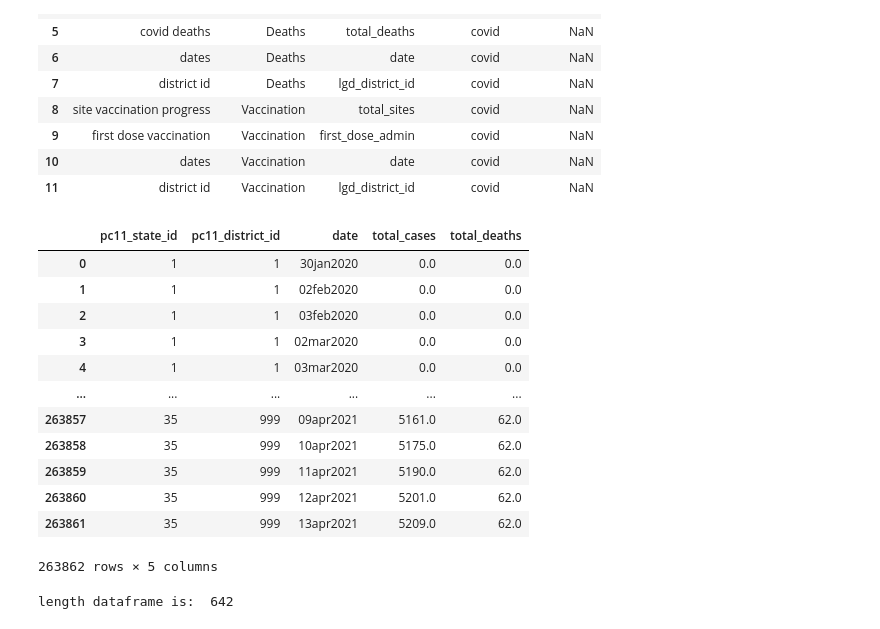
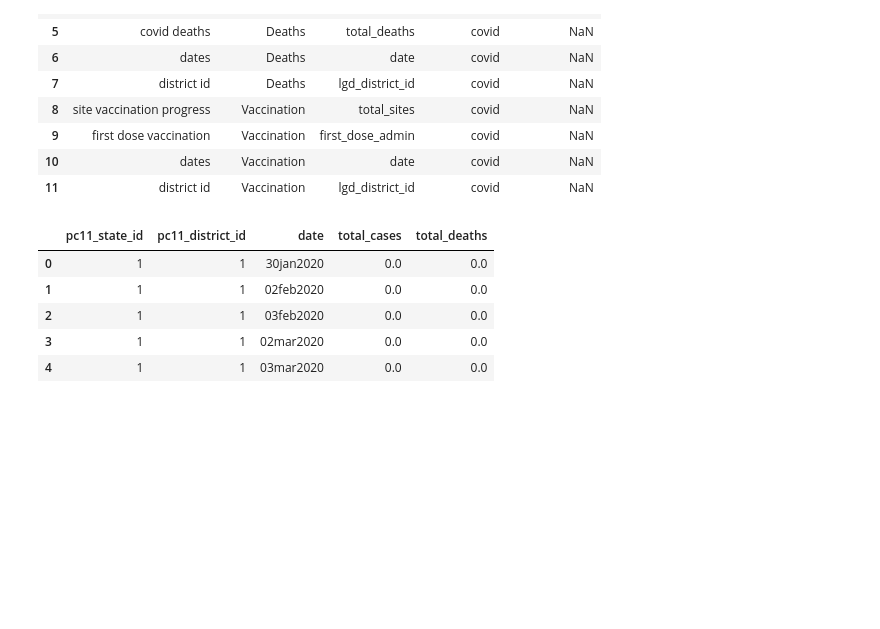
Before and after one commit to Daniel-Los/Introduction-to-datascience-final-project, a Jupyter notebook: Demographicframes.ipynb, the cells around one changed output. Saved outputs shown, nothing was run; the diff lists cells and outputs as text; code cells hidden in the pictures; blank space fills up the shorter version.

```diff
--- a/Demographicframes.ipynb
+++ b/Demographicframes.ipynb
@@ -102,39 +112,11 @@ interesting_frame
 | 11 | district id | Vaccination | lgd_district_id | covid | NaN |
 # %%
 #Framedict['Deaths'] is the frame of casualties per day.
-framedict['Deaths']
+framedict['Deaths'].head()
 # %% [output]
 |  | pc11_state_id | pc11_district_id | date | total_cases | total_deaths |
 | 0 | 1 | 1 | 30jan2020 | 0.0 | 0.0 |
 | 1 | 1 | 1 | 02feb2020 | 0.0 | 0.0 |
 | 2 | 1 | 1 | 03feb2020 | 0.0 | 0.0 |
 | 3 | 1 | 1 | 02mar2020 | 0.0 | 0.0 |
 | 4 | 1 | 1 | 03mar2020 | 0.0 | 0.0 |
-| ... | ... | ... | ... | ... | ... |
-| 263857 | 35 | 999 | 09apr2021 | 5161.0 | 62.0 |
-| 263858 | 35 | 999 | 10apr2021 | 5175.0 | 62.0 |
-| 263859 | 35 | 999 | 11apr2021 | 5190.0 | 62.0 |
-| 263860 | 35 | 999 | 12apr2021 | 5201.0 | 62.0 |
-| 263861 | 35 | 999 | 13apr2021 | 5209.0 | 62.0 |
-263862 rows × 5 columns
-# %%
-# We can use this dataframe to filter on specific dates.
-# This code does that:
-framedict['Deaths'] = framedict['Deaths'][framedict['Deaths']['date'] == '11apr2021']
-
-# This dataframe can be pivotted to conform to the district name on the left.
-deaths_per_district = framedict['Deaths'].pivot_table(index = framedict['Deaths'].index, columns = [])
-
-#deaths_per_district = pd.pivot_table(framedict['Deaths'],index = 'pc11_district_id')
-
-#deaths_per_district.to_csv('pivotted.csv')
-
-print('length dataframe is: ',len(deaths_per_district.index))
-
-#andd drop wierd 999th district
-deaths_per_district = deaths_per_district[deaths_per_district['pc11_district_id'] != 999]
-
-# We only have to rename our district code to 'censuscode'
-deaths_per_district = deaths_per_district.rename(columns={"pc11_district_id": "censuscode"})
-# %% [output]
-length dataframe is:  642
```
Also changed, not shown: parts of 8 cells of this notebook, 3 other files.
